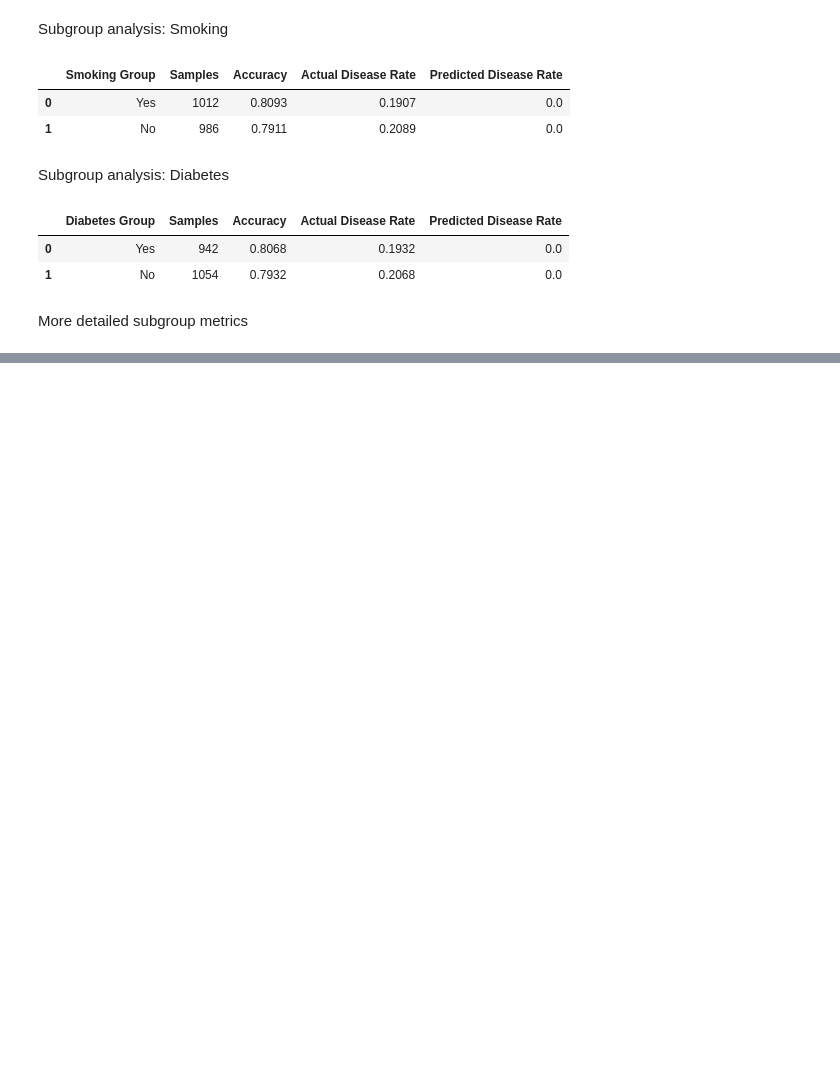
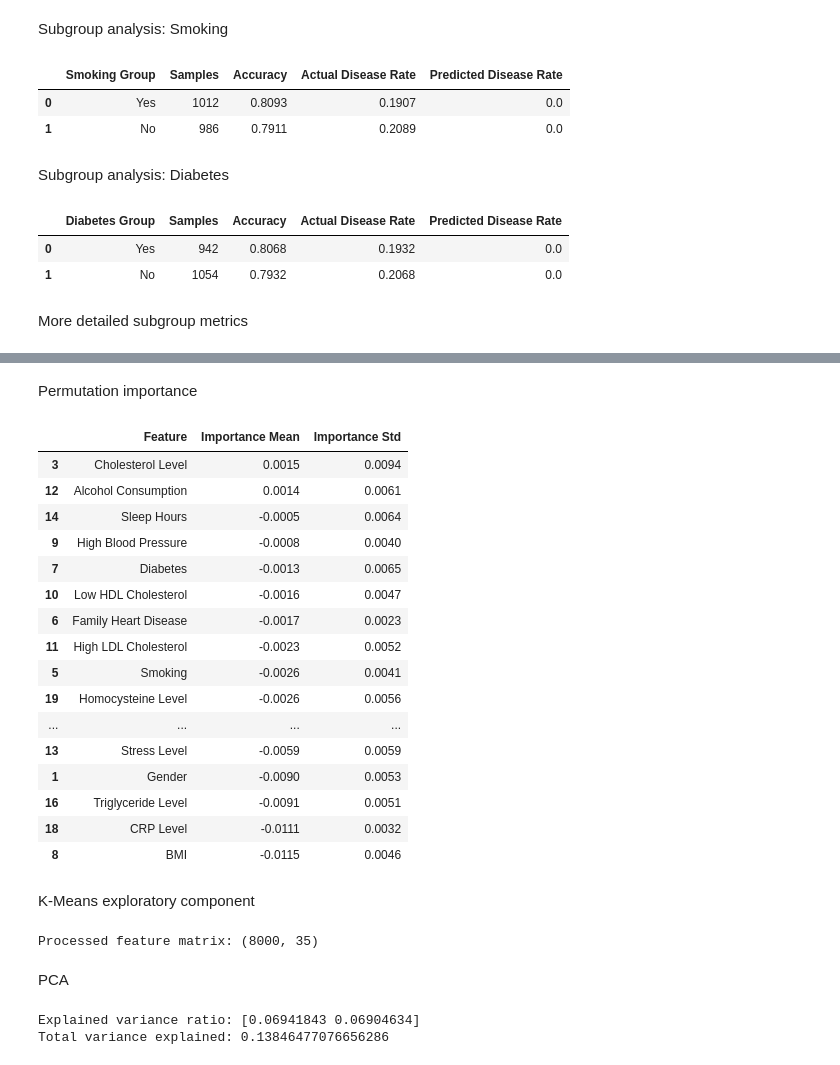
Before and after one commit to chrimapaul/Heart_Disease_Prediction_Group6, a Jupyter notebook: Group6_Capstone_Project.ipynb, the cells around one changed output, grey strips where cells are left out. Drawn from its saved outputs; the diff is of its cells as text; code cells hidden in the pictures; blank space fills up the shorter version.

Commit message:
K Means and PCA

```diff
--- a/Group6_Capstone_Project.ipynb
+++ b/Group6_Capstone_Project.ipynb
@@ -1248,0 +1364,80 @@ def subgroup_metrics(
+# %% [markdown]
+Permutation importance
+# %%
+perm = permutation_importance(
+    best_model,
+    X_test,
+    y_test,
+    scoring="roc_auc",
+    n_repeats=10,
+    random_state=42,
+    n_jobs=-1
+)
+
+perm_df = pd.DataFrame({
+    "Feature": X_test.columns,
+    "Importance Mean": perm.importances_mean,
+    "Importance Std": perm.importances_std
+})
+
+perm_df = perm_df.sort_values(
+    by="Importance Mean",
+    ascending=False
+)
+
+display(
+    perm_df.round(4)
+)
+# %% [output]
+|  | Feature | Importance Mean | Importance Std |
+| 3 | Cholesterol Level | 0.0015 | 0.0094 |
+| 12 | Alcohol Consumption | 0.0014 | 0.0061 |
+| 14 | Sleep Hours | -0.0005 | 0.0064 |
+| 9 | High Blood Pressure | -0.0008 | 0.0040 |
+| 7 | Diabetes | -0.0013 | 0.0065 |
+| 10 | Low HDL Cholesterol | -0.0016 | 0.0047 |
+| 6 | Family Heart Disease | -0.0017 | 0.0023 |
+| 11 | High LDL Cholesterol | -0.0023 | 0.0052 |
+| 5 | Smoking | -0.0026 | 0.0041 |
+| 19 | Homocysteine Level | -0.0026 | 0.0056 |
+| ... | ... | ... | ... |
+| 13 | Stress Level | -0.0059 | 0.0059 |
+| 1 | Gender | -0.0090 | 0.0053 |
+| 16 | Triglyceride Level | -0.0091 | 0.0051 |
+| 18 | CRP Level | -0.0111 | 0.0032 |
+| 8 | BMI | -0.0115 | 0.0046 |
+# %% [markdown]
+K-Means exploratory component
+# %%
+X_processed = preprocessor.fit_transform(X_train)
+
+print(
+    "Processed feature matrix:",
+    X_processed.shape
+)
+# %% [output]
+Processed feature matrix: (8000, 35)
+# %% [markdown]
+PCA
+# %%
+pca = PCA(
+    n_components=2,
+    random_state=42
+)
+
+X_pca = pca.fit_transform(
+    X_processed
+)
+
+print(
+    "Explained variance ratio:",
+    pca.explained_variance_ratio_
+)
+
+print(
+    "Total variance explained:",
+    pca.explained_variance_ratio_.sum()
+)
+# %% [output]
+Explained variance ratio: [0.06941843 0.06904634]
+Total variance explained: 0.13846477076656286
```
Also changed, not shown: parts of 14 cells of this notebook.
